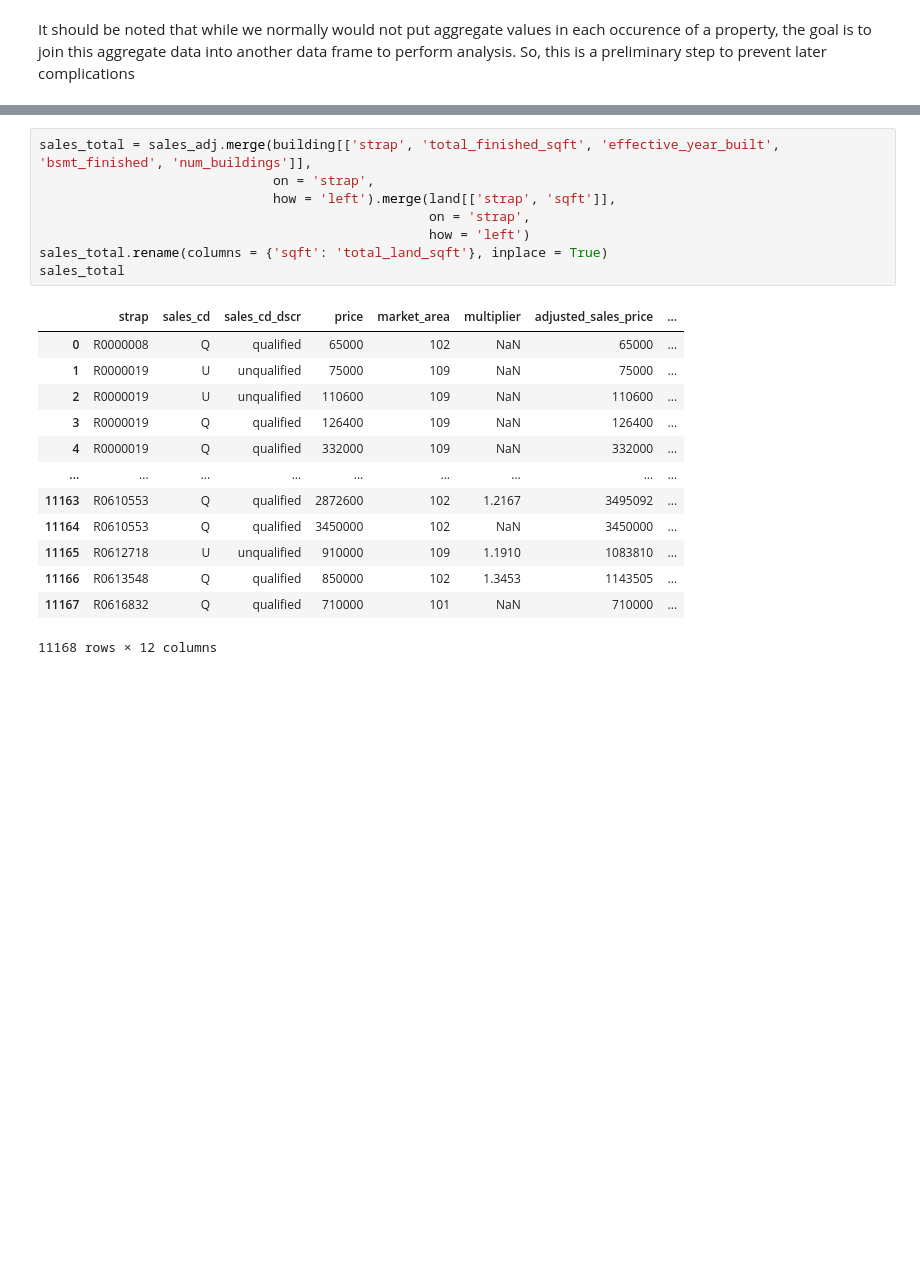
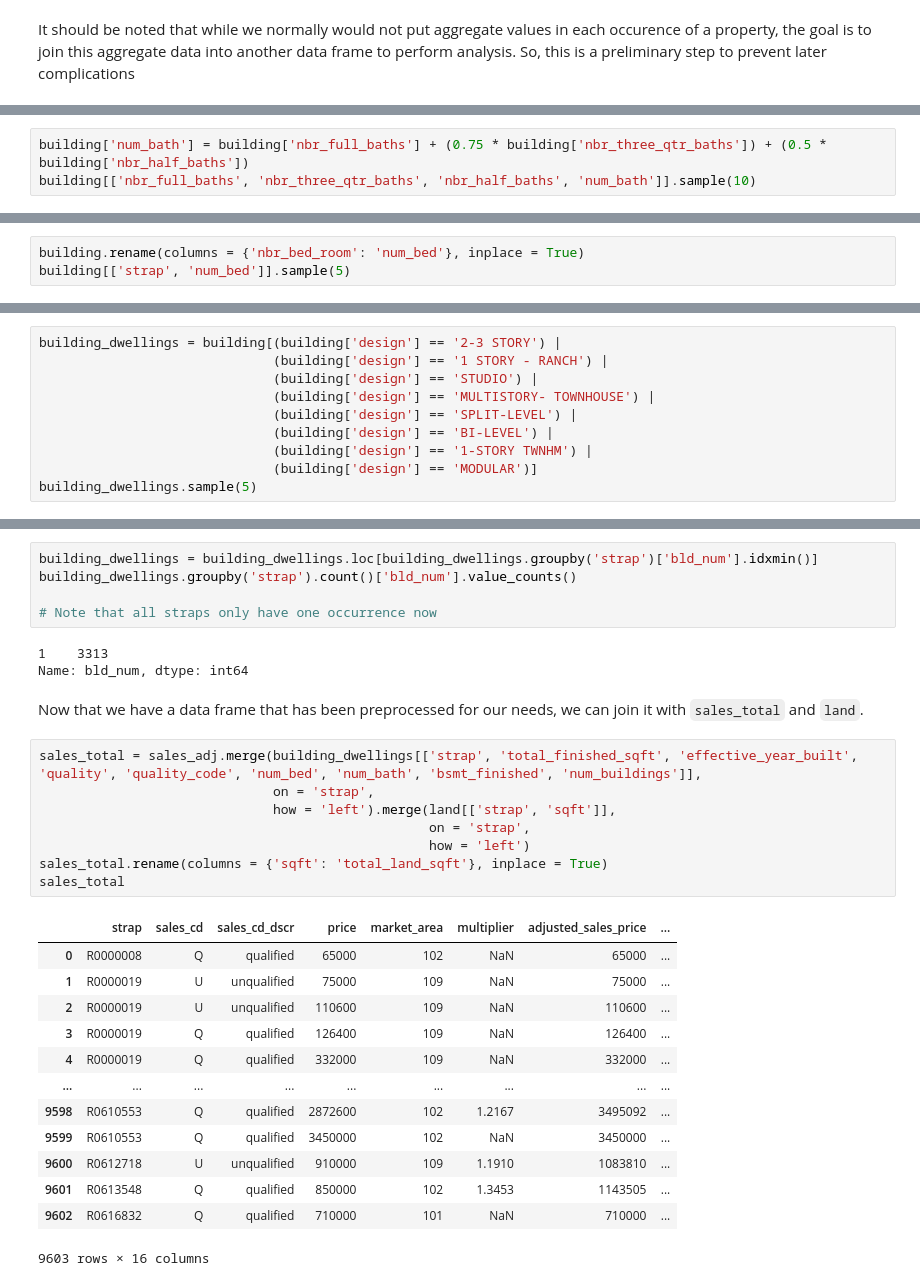
Before and after one commit to JakeMachulcz/Boulder-CO-Market-Value-EDA---KNN-Predictor, a Jupyter notebook: final_project.ipynb, the cells around one changed output, grey strips where cells are left out. Drawn from its saved outputs; the diff is of its cells as text; blank space fills up the shorter version.

Commit message:
Updated the clean/filtered data and saved the final df to "qualified_sales"

```diff
--- a/final_project.ipynb
+++ b/final_project.ipynb
@@ -593,0 +592,3 @@ It should be noted that while we normally would not put aggregate values in each
+# %%
+building['num_bath'] = building['nbr_full_baths'] + (0.75 * building['nbr_three_qtr_baths']) + (0.5 * building['nbr_half_baths'])
+building[['nbr_full_baths', 'nbr_three_qtr_baths', 'nbr_half_baths', 'num_bath']].sample(10)
@@ -593,0 +609,3 @@ It should be noted that while we normally would not put aggregate values in each
+# %%
+building.rename(columns = {'nbr_bed_room': 'num_bed'}, inplace = True)
+building[['strap', 'num_bed']].sample(5)
@@ -626,0 +644,10 @@ Index(['strap', 'bld_num', 'effective_year_built', 'design_code', 'design',
+# %%
+building_dwellings = building[(building['design'] == '2-3 STORY') |
+                              (building['design'] == '1 STORY - RANCH') |
+                              (building['design'] == 'STUDIO') |
+                              (building['design'] == 'MULTISTORY- TOWNHOUSE') |
+                              (building['design'] == 'SPLIT-LEVEL') |
+                              (building['design'] == 'BI-LEVEL') |
+                              (building['design'] == '1-STORY TWNHM') |
+                              (building['design'] == 'MODULAR')]
+building_dwellings.sample(5)
@@ -627,22 +662,32 @@ Index(['strap', 'bld_num', 'effective_year_built', 'design_code', 'design',
+# %%
+building_dwellings = building_dwellings.loc[building_dwellings.groupby('strap')['bld_num'].idxmin()]
+building_dwellings.groupby('strap').count()['bld_num'].value_counts()
+
+# Note that all straps only have one occurrence now
+# %% [output]
+1    3313
+Name: bld_num, dtype: int64
+# %% [markdown]
+Now that we have a data frame that has been preprocessed for our needs, we can join it with `sales_total` and `land`.
 # %%
-sales_total = sales_adj.merge(building[['strap', 'total_finished_sqft', 'effective_year_built', 'bsmt_finished', 'num_buildings']],
+sales_total = sales_adj.merge(building_dwellings[['strap', 'total_finished_sqft', 'effective_year_built', 'quality', 'quality_code', 'num_bed', 'num_bath', 'bsmt_finished', 'num_buildings']],
                               on = 'strap',
                               how = 'left').merge(land[['strap', 'sqft']],
                                                   on = 'strap',
                                                   how = 'left')
 sales_total.rename(columns = {'sqft': 'total_land_sqft'}, inplace = True)
 sales_total
 # %% [output]
 |  | strap | sales_cd | sales_cd_dscr | price | market_area | multiplier | adjusted_sales_price | ... |
 | 0 | R0000008 | Q | qualified | 65000 | 102 | NaN | 65000 | ... |
 | 1 | R0000019 | U | unqualified | 75000 | 109 | NaN | 75000 | ... |
 | 2 | R0000019 | U | unqualified | 110600 | 109 | NaN | 110600 | ... |
 | 3 | R0000019 | Q | qualified | 126400 | 109 | NaN | 126400 | ... |
 | 4 | R0000019 | Q | qualified | 332000 | 109 | NaN | 332000 | ... |
 | ... | ... | ... | ... | ... | ... | ... | ... | ... |
-| 11163 | R0610553 | Q | qualified | 2872600 | 102 | 1.2167 | 3495092 | ... |
-| 11164 | R0610553 | Q | qualified | 3450000 | 102 | NaN | 3450000 | ... |
-| 11165 | R0612718 | U | unqualified | 910000 | 109 | 1.1910 | 1083810 | ... |
-| 11166 | R0613548 | Q | qualified | 850000 | 102 | 1.3453 | 1143505 | ... |
-| 11167 | R0616832 | Q | qualified | 710000 | 101 | NaN | 710000 | ... |
+| 9598 | R0610553 | Q | qualified | 2872600 | 102 | 1.2167 | 3495092 | ... |
+| 9599 | R0610553 | Q | qualified | 3450000 | 102 | NaN | 3450000 | ... |
+| 9600 | R0612718 | U | unqualified | 910000 | 109 | 1.1910 | 1083810 | ... |
+| 9601 | R0613548 | Q | qualified | 850000 | 102 | 1.3453 | 1143505 | ... |
+| 9602 | R0616832 | Q | qualified | 710000 | 101 | NaN | 710000 | ... |
-11168 rows × 12 columns
+9603 rows × 16 columns
```
Also changed, not shown: parts of 21 cells of this notebook.
